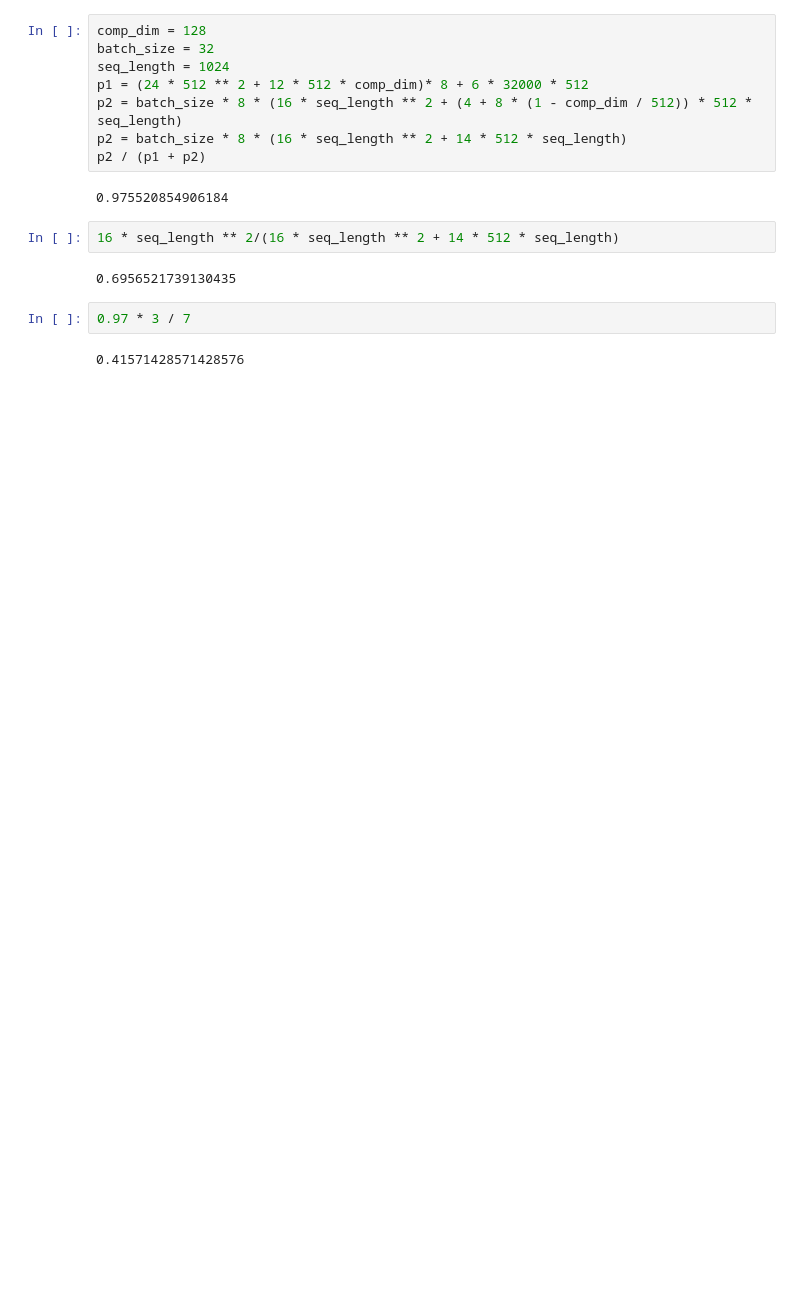
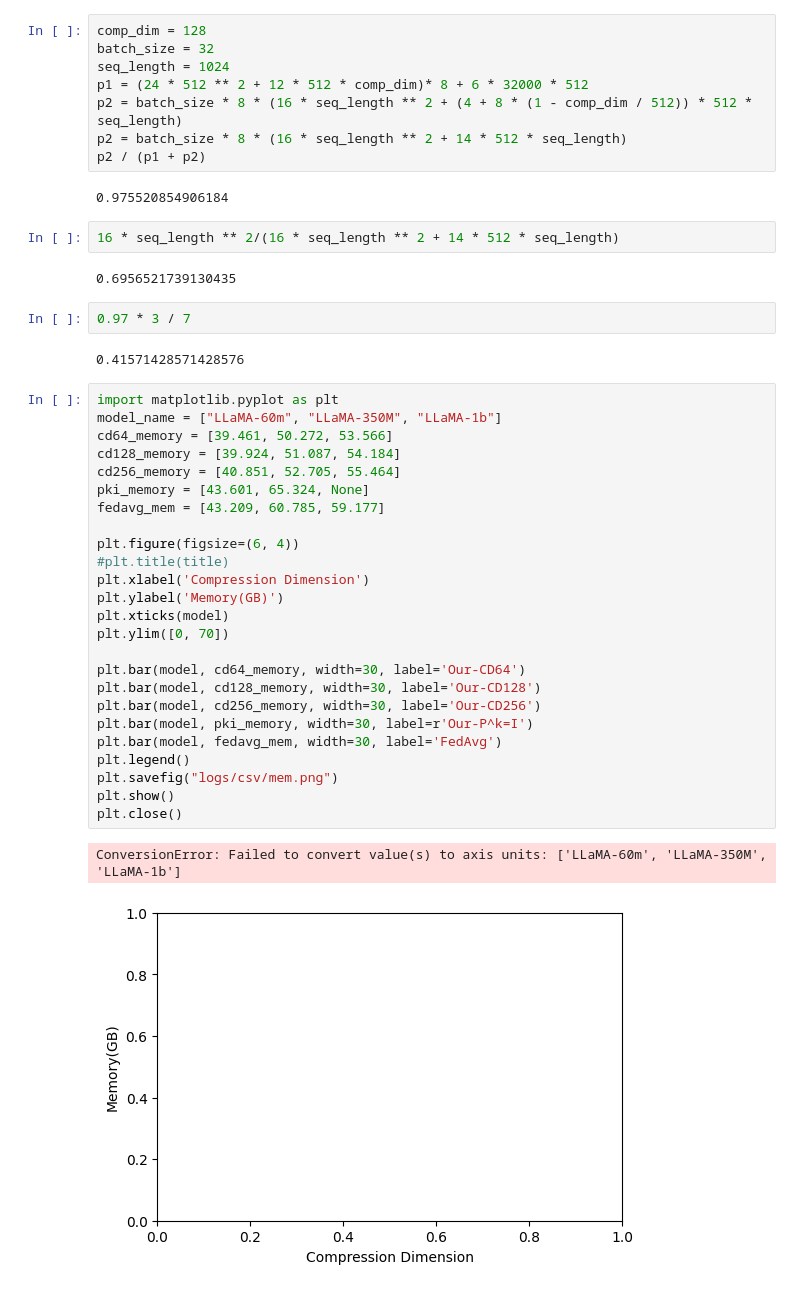
Before and after one commit to JimmyAwoe/FedSub, a Jupyter notebook: test.ipynb, the cells around one changed output. Cells and saved outputs as stored; diff of their text form; blank space fills up the shorter version.

```diff
--- a/test.ipynb
+++ b/test.ipynb
@@ -437,3 +437,31 @@ p2 / (p1 + p2)
 0.97 * 3 / 7
 # %% [output]
 0.41571428571428576
+# %%
+import matplotlib.pyplot as plt
+model_name = ["LLaMA-60m", "LLaMA-350M", "LLaMA-1b"]
+cd64_memory = [39.461, 50.272, 53.566]
+cd128_memory = [39.924, 51.087, 54.184]
+cd256_memory = [40.851, 52.705, 55.464]
+pki_memory = [43.601, 65.324, None]
+fedavg_mem = [43.209, 60.785, 59.177]
+
+plt.figure(figsize=(6, 4))
+#plt.title(title)
+plt.xlabel('Compression Dimension')
+plt.ylabel('Memory(GB)')
+plt.xticks(model)
+plt.ylim([0, 70])
+
+plt.bar(model, cd64_memory, width=30, label='Our-CD64')
+plt.bar(model, cd128_memory, width=30, label='Our-CD128')
+plt.bar(model, cd256_memory, width=30, label='Our-CD256')
+plt.bar(model, pki_memory, width=30, label=r'Our-P^k=I')
+plt.bar(model, fedavg_mem, width=30, label='FedAvg')
+plt.legend()
+plt.savefig("logs/csv/mem.png")
+plt.show()
+plt.close()
+# %% [output]
+ConversionError: Failed to convert value(s) to axis units: ['LLaMA-60m', 'LLaMA-350M', 'LLaMA-1b']
+[figure, added]
```
Also changed, not shown: parts of 2 cells of this notebook, 55 other files.
